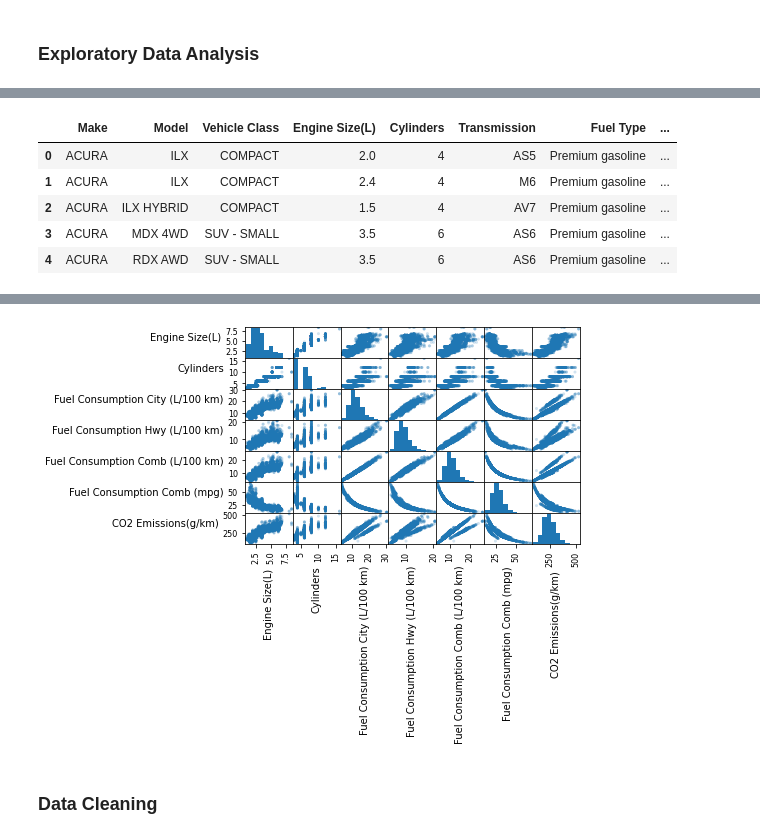
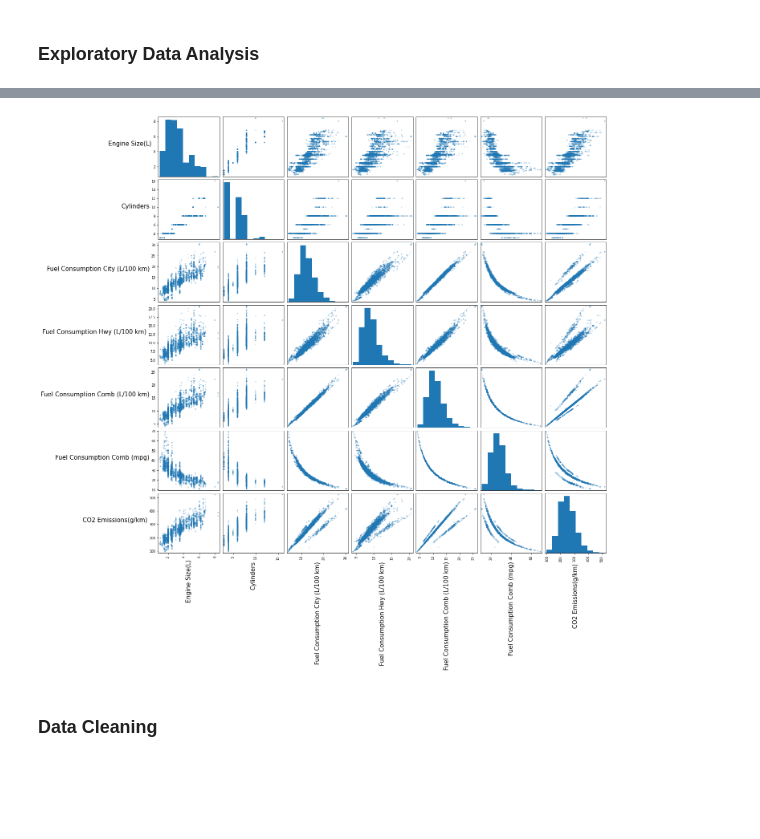
Before and after one commit to wxuan309/SC22-BatchC-elastic-searchers, a Jupyter notebook: ds_project/main.ipynb, the cells around one changed output, grey strips where cells are left out. Cells and saved outputs as stored; diff of their text form; code cells hidden in the pictures; blank space fills up the shorter version.

```diff
--- a/ds_project/main.ipynb
+++ b/ds_project/main.ipynb
@@ -128,12 +155,3 @@ fig = px.scatter(df, x= 'Engine Size(L)', y= 'CO2 Emissions(g/km)', color='Fuel
 fig.show()
 # %% [output]
 [interactive output not drawn]
-# %%
-df.head()
-# %% [output]
-|  | Make | Model | Vehicle Class | Engine Size(L) | Cylinders | Transmission | Fuel Type | ... |
-| 0 | ACURA | ILX | COMPACT | 2.0 | 4 | AS5 | Premium gasoline | ... |
-| 1 | ACURA | ILX | COMPACT | 2.4 | 4 | M6 | Premium gasoline | ... |
-| 2 | ACURA | ILX HYBRID | COMPACT | 1.5 | 4 | AV7 | Premium gasoline | ... |
-| 3 | ACURA | MDX 4WD | SUV - SMALL | 3.5 | 6 | AS6 | Premium gasoline | ... |
-| 4 | ACURA | RDX AWD | SUV - SMALL | 3.5 | 6 | AS6 | Premium gasoline | ... |
@@ -156,17 +179,21 @@ fig.show()
 # %%
 #joseph scatter plot
 
-final_df = pd.DataFrame(df, columns=['Engine Size(L)', 'Cylinders', 'Fuel Consumption City (L/100 km)', 'Fuel Consumption Hwy (L/100 km)', 'Fuel Consumption Comb (L/100 km)', 'Fuel Consumption Comb (mpg)', 'CO2 Emissions(g/km)'])
-axes = pd.plotting.scatter_matrix(final_df, alpha=0.2)
+numerical_df = pd.DataFrame(df, columns=['Engine Size(L)', 'Cylinders', 'Fuel Consumption City (L/100 km)', 'Fuel Consumption Hwy (L/100 km)', 'Fuel Consumption Comb (L/100 km)', 'Fuel Consumption Comb (mpg)', 'CO2 Emissions(g/km)'])
+
+axes = pd.plotting.scatter_matrix(numerical_df, alpha=0.2, figsize  = [20, 20])
+
 for ax in axes.flatten():
     ax.xaxis.label.set_rotation(90)
     ax.yaxis.label.set_rotation(0)
+    ax.xaxis.label.set_fontsize(15)
+    ax.yaxis.label.set_fontsize(15)
     ax.yaxis.label.set_ha('right')
 
-plt.gcf().subplots_adjust(wspace=0, hspace=0)
+plt.gcf().subplots_adjust(wspace=0.05, hspace=0.05)
 plt.show()
 # %% [output]
-[figure, old version]
+[figure, new version]
 # %% [markdown]
 ### Data Cleaning
 # %%
```
Also changed, not shown: parts of 57 cells of this notebook, 42 other files.
